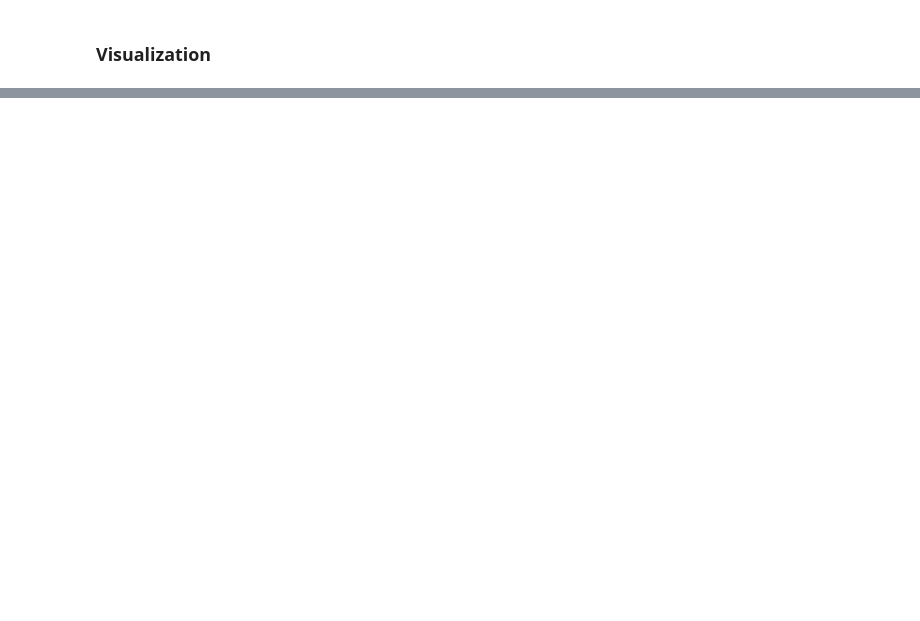
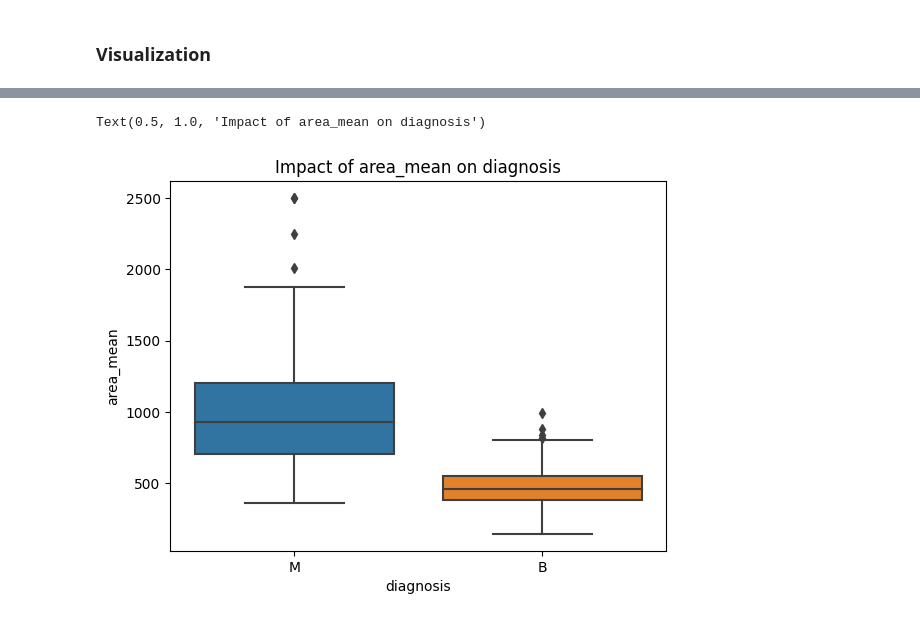
Before and after one commit to Abou29/Random-forest_predict-breast-cancer, a Jupyter notebook: breast_cancer.ipynb, the cells around one changed output, grey strips where cells are left out. Drawn from its saved outputs; the diff is of its cells as text; code cells hidden in the pictures; blank space fills up the shorter version.

```diff
--- a/breast_cancer.ipynb
+++ b/breast_cancer.ipynb
@@ -149,0 +162,8 @@ ecart_moyenne
+# %%
+#fig, ax=plt.subplots(figsize=(8,6))
+plt.figure()
+sns.boxplot(x=data.diagnosis, y=data.area_mean)
+plt.title('Impact of area_mean on diagnosis')
+# %% [output]
+Text(0.5, 1.0, 'Impact of area_mean on diagnosis')
+[figure, added]
```
Also changed, not shown: parts of 6 cells of this notebook.
